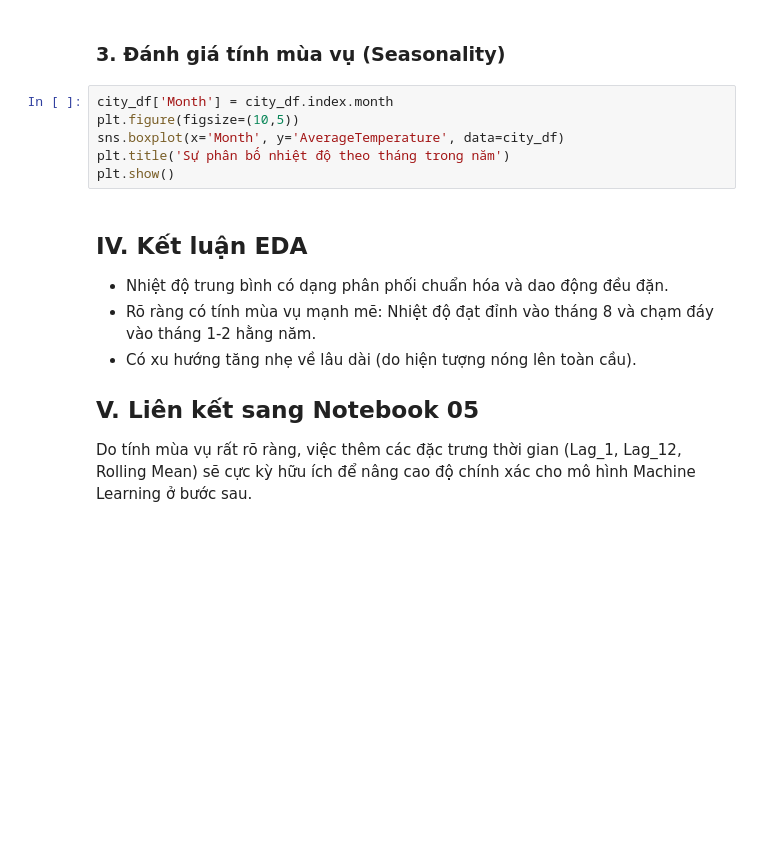
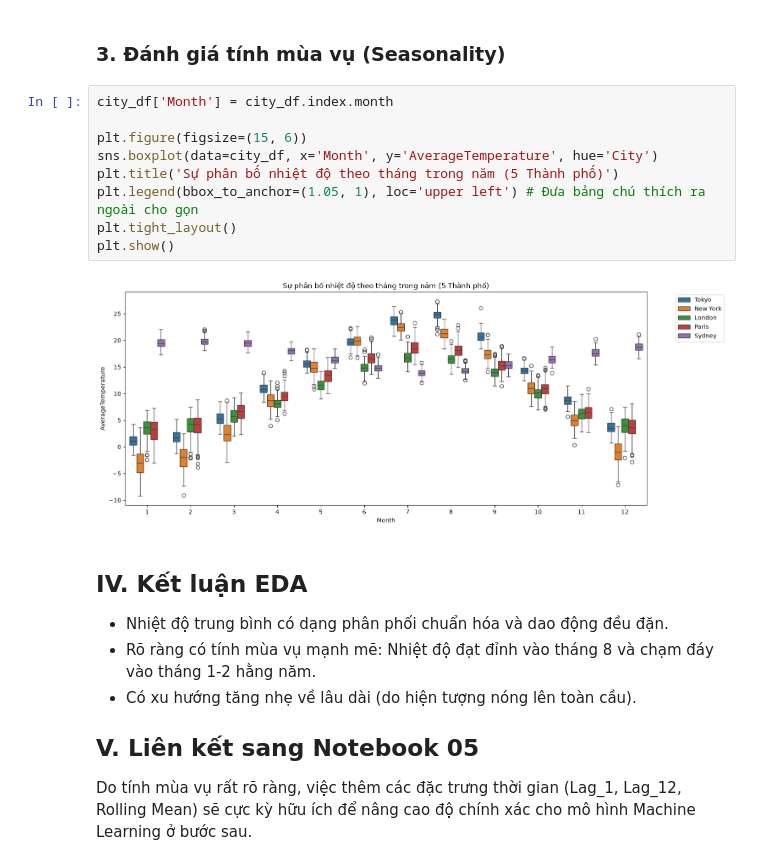
Before and after one commit to mkhoi17112007-create/Global-Climate-Change, a Jupyter notebook: notebooks/04_eda_visualization.ipynb, the cells around one changed output. Cells and saved outputs as stored; diff of their text form; blank space fills up the shorter version.

```diff
--- a/notebooks/04_eda_visualization.ipynb
+++ b/notebooks/04_eda_visualization.ipynb
@@ -39,10 +71,15 @@ plt.show()
 ### 3. Đánh giá tính mùa vụ (Seasonality)
 # %%
 city_df['Month'] = city_df.index.month
-plt.figure(figsize=(10,5))
-sns.boxplot(x='Month', y='AverageTemperature', data=city_df)
-plt.title('Sự phân bố nhiệt độ theo tháng trong năm')
+
+plt.figure(figsize=(15, 6))
+sns.boxplot(data=city_df, x='Month', y='AverageTemperature', hue='City')
+plt.title('Sự phân bố nhiệt độ theo tháng trong năm (5 Thành phố)')
+plt.legend(bbox_to_anchor=(1.05, 1), loc='upper left') # Đưa bảng chú thích ra ngoài cho gọn
+plt.tight_layout()
 plt.show()
+# %% [output]
+[figure, added]
 # %% [markdown]
 ## IV. Kết luận EDA
 - Nhiệt độ trung bình có dạng phân phối chuẩn hóa và dao động đều đặn.
```
Also changed, not shown: parts of 3 cells of this notebook, 8 other files.
